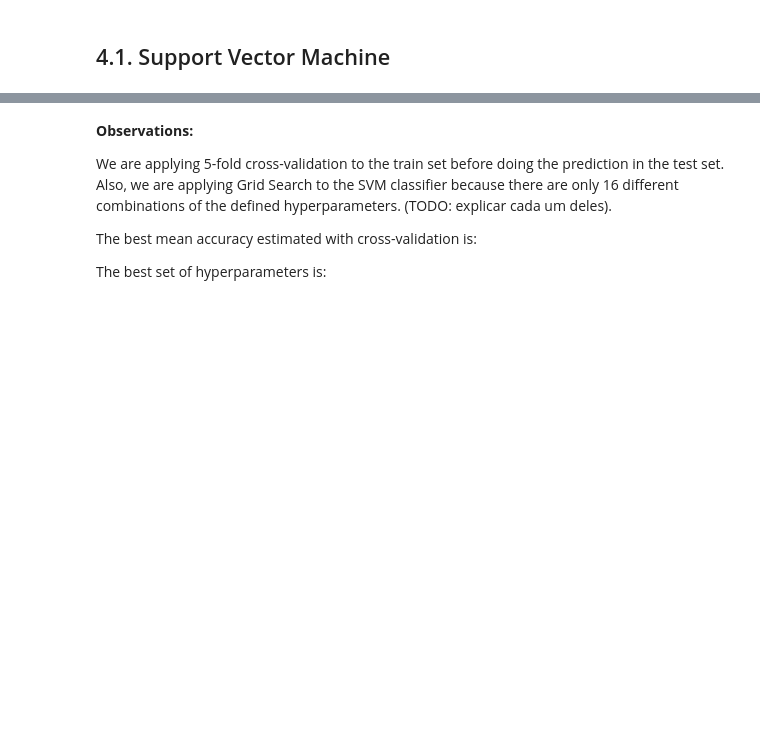
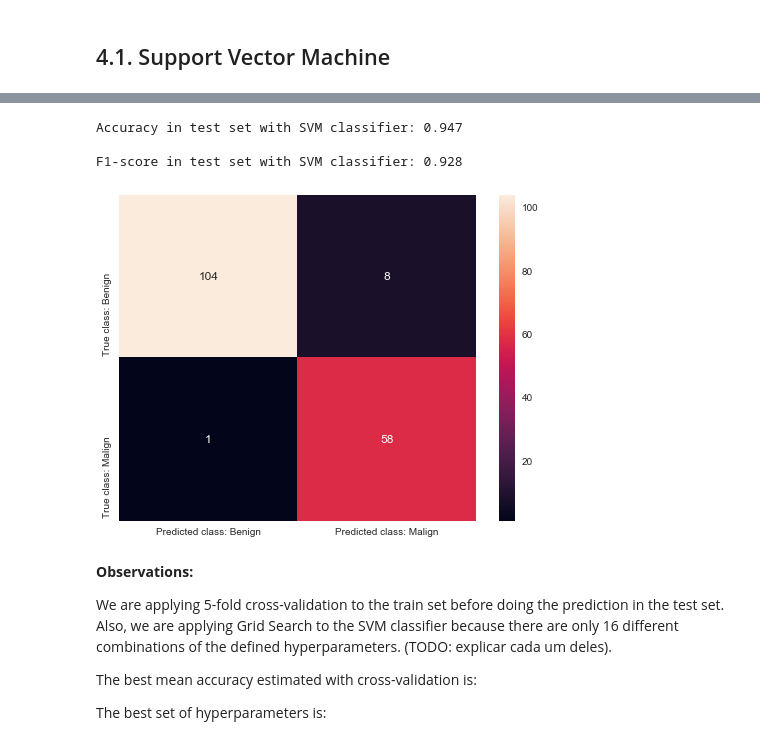
Before and after one commit to AndreGodinho7/Multivariate-Analysis, a Jupyter notebook: 2. Preliminary Analysis/Preliminary Analysis.ipynb, the cells around one changed output, grey strips where cells are left out. Cells and saved outputs as stored; diff of their text form; code cells hidden in the pictures; blank space fills up the shorter version.

Commit message:
RF, KNN e SVM done. F1 score=0.94 no test set

```diff
--- a/2. Preliminary Analysis/Preliminary Analysis.ipynb
+++ b/2. Preliminary Analysis/Preliminary Analysis.ipynb
@@ -333,6 +334,20 @@ train = train.drop(['texture_worst','area_worst'], axis=1)
 test = test.drop(['texture_worst','area_worst'], axis=1)
 # %% [markdown]
 # 4. Classification
+# %%
+def getResults(fitted_classifier, features, true_labels):
+    prediction = fitted_classifier.predict(features)
+    cm = confusion_matrix(true_labels, prediction)
+    df_cm = pd.DataFrame(cm, index = ["True class: Benign","True class: Malign"],
+                         columns = ["Predicted class: Benign","Predicted class: Malign"])
+    plt.figure(figsize = (8,6))
+    sns.heatmap(df_cm, annot=True, fmt="d")
+
+    ac = round(accuracy_score(true_labels, prediction), 3)
+
+    # F1_score
+    f1score = round(f1_score(true_labels, prediction), 3)
+    return ac, f1score
 # %% [markdown]
 ## 4.1. Support Vector Machine
 # %%
@@ -395,3 +412,13 @@ New best set of values:
+# %%
+fitted_clf_SVM = clf_SVM.fit(train,train_y)
+svm_ac, svm_f1 = getResults(fitted_clf_SVM, test, test_y)
+print("Accuracy in test set with SVM classifier: {}\n".format(svm_ac))
+print("F1-score in test set with SVM classifier: {}\n".format(svm_f1))
+# %% [output]
+Accuracy in test set with SVM classifier: 0.947
+
+F1-score in test set with SVM classifier: 0.928
+[figure, added]
 # %% [markdown]
 __Observations:__
 
```
Also changed, not shown: parts of 8 cells of this notebook.
